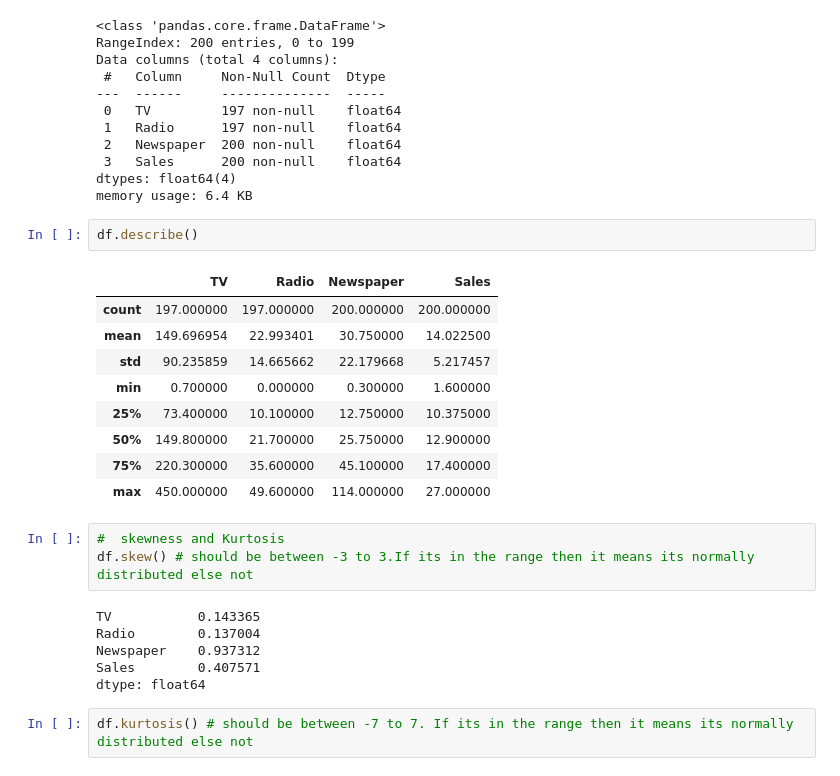
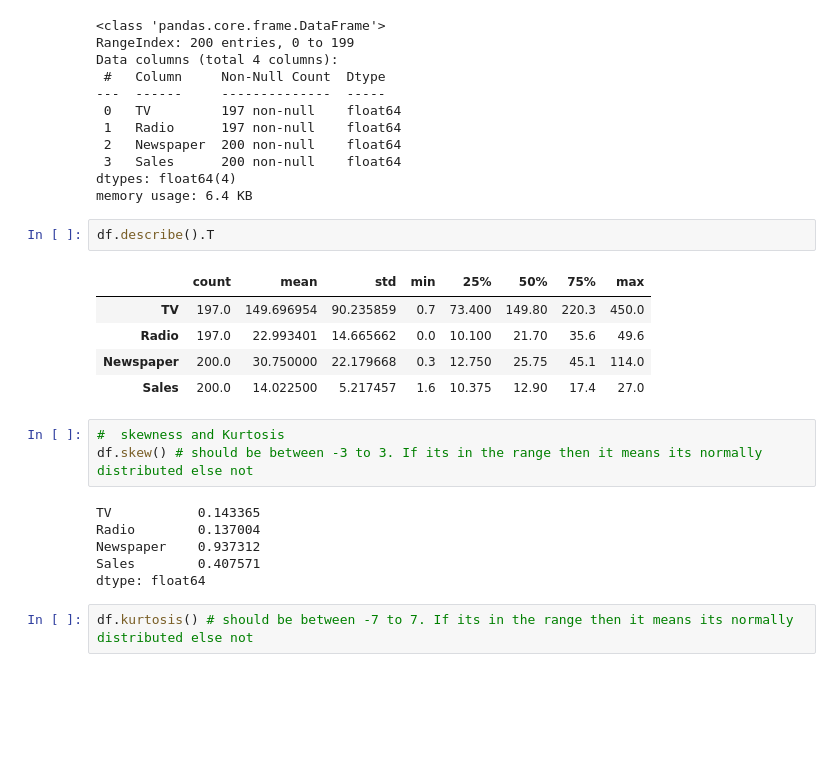
Before and after one commit to Adigit/machine_learning, a Jupyter notebook: march_4_LR_OLS_regression.ipynb, the cells around one changed output. Drawn from its saved outputs; the diff is of its cells as text; blank space fills up the shorter version.

```diff
--- a/4_march.ipynb
+++ b/march_4_LR_OLS_regression.ipynb
@@ -52,20 +52,16 @@ Data columns (total 4 columns):
 dtypes: float64(4)
 memory usage: 6.4 KB
 # %%
-df.describe()
+df.describe().T
 # %% [output]
-|  | TV | Radio | Newspaper | Sales |
-| count | 197.000000 | 197.000000 | 200.000000 | 200.000000 |
-| mean | 149.696954 | 22.993401 | 30.750000 | 14.022500 |
-| std | 90.235859 | 14.665662 | 22.179668 | 5.217457 |
-| min | 0.700000 | 0.000000 | 0.300000 | 1.600000 |
-| 25% | 73.400000 | 10.100000 | 12.750000 | 10.375000 |
-| 50% | 149.800000 | 21.700000 | 25.750000 | 12.900000 |
-| 75% | 220.300000 | 35.600000 | 45.100000 | 17.400000 |
-| max | 450.000000 | 49.600000 | 114.000000 | 27.000000 |
+|  | count | mean | std | min | 25% | 50% | 75% | max |
+| TV | 197.0 | 149.696954 | 90.235859 | 0.7 | 73.400 | 149.80 | 220.3 | 450.0 |
+| Radio | 197.0 | 22.993401 | 14.665662 | 0.0 | 10.100 | 21.70 | 35.6 | 49.6 |
+| Newspaper | 200.0 | 30.750000 | 22.179668 | 0.3 | 12.750 | 25.75 | 45.1 | 114.0 |
+| Sales | 200.0 | 14.022500 | 5.217457 | 1.6 | 10.375 | 12.90 | 17.4 | 27.0 |
 # %%
 #  skewness and Kurtosis
-df.skew() # should be between -3 to 3.If its in the range then it means its normally distributed else not
+df.skew() # should be between -3 to 3. If its in the range then it means its normally distributed else not
 # %% [output]
 TV           0.143365
 Radio        0.137004
```
Also changed, not shown: parts of 14 cells of this notebook, 8 other files.
